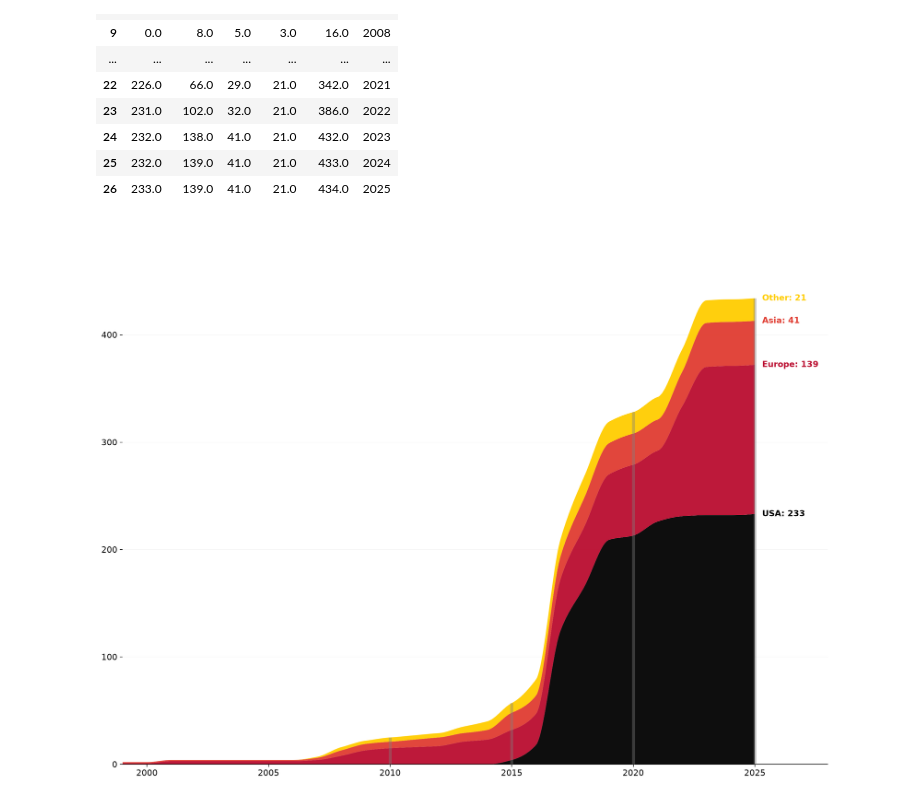
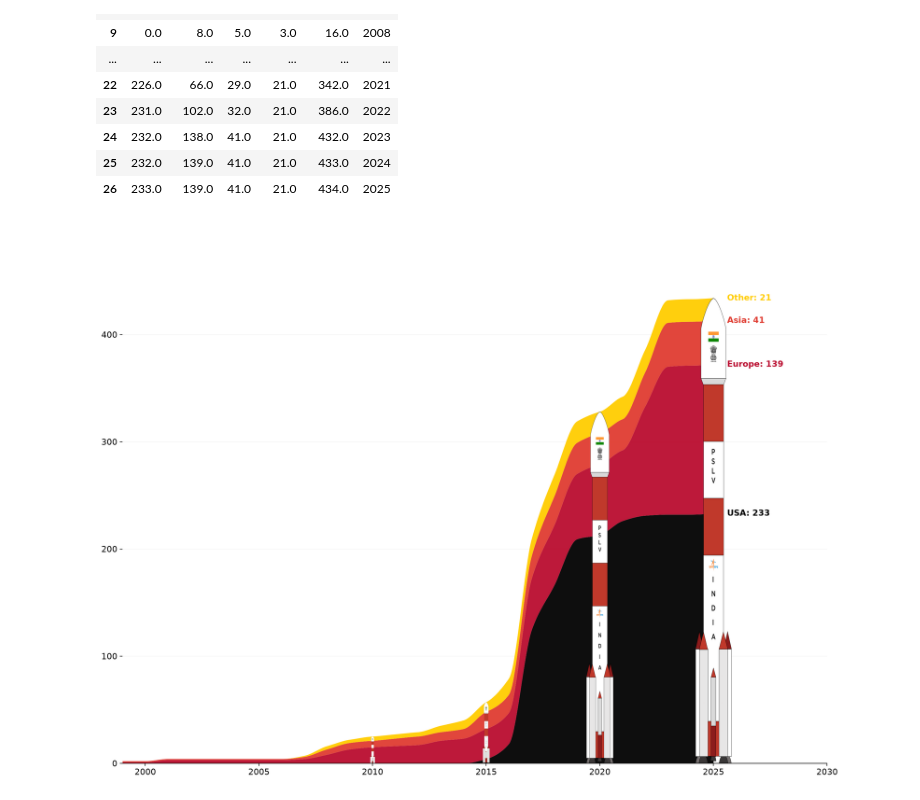
Before and after one commit to debatreyo/ISRO---Missions, a Jupyter notebook: notebooks/data_viz.ipynb, the cells around one changed output. Drawn from its saved outputs; the diff is of its cells as text; code cells hidden in the pictures.

Commit message:
data viz experiments

```diff
--- a/notebooks/data_viz.ipynb
+++ b/notebooks/data_viz.ipynb
@@ -19,3 +21,13 @@ data.tail(1)
 # %% [output]
 |  | Date | total_payloads | Overall | USA | Europe | Asia | Other |
 | 37 | 2025-12-24 | 1 | 434 | 233 | 139 | 41 | 21 |
+# %%
+# load PSLV image
+rocket_img = mpimg.imread(
+    os.path.join(
+        "..", "data", "image",
+        "pslv.png"
+    )
+)
+
+plt.imshow(rocket_img)
@@ -134,16 +149,6 @@ ax.stackplot(
     labels=region_cols,
     colors=region_colors,
     alpha=0.95
-)
-
-ax.vlines(
-    x=milestone_years,
-    ymin=0,
-    ymax=milestone_totals,
-    color="grey",
-    linewidth=4,
-    alpha=0.4,
-    zorder=3
 )
 
 final_values = np.array([
@@ -170,7 +175,7 @@ for region, color, end, value in zip(
 ):
 
     ax.text(
-        x.max() + 0.3,
+        x.max() + 0.6,
         end,
         f"{region}: {int(value):,}",
         fontsize=11,
@@ -188,35 +193,73 @@ ax.xaxis.set_major_locator(
 
 ax.set_xlim(
     x.min(),
-    x.max() + 3
+    x.max() + 5
 )
 
 ax.set_ylim(
     0,
     overall_total * 1.15
 )
 
 ax.spines["top"].set_visible(False)
 ax.spines["right"].set_visible(False)
 ax.spines["left"].set_visible(False)
 
 ax.grid(
     axis="y",
     alpha=0.12
 )
 
 ax.set_axisbelow(True)
 
 ax.tick_params(
     axis="both",
     labelsize=11
 )
 
+
+##################################################
+# PSLV images annotation                         #
+##################################################
+
+# Width of rocket in x-axis units (years)
+rocket_width = {
+    2010:0.2,
+    2015:0.3,
+    2020:1.2,
+    2025:1.6
+}
+
+# Preserve existing axis limits
+x_limits = ax.get_xlim()
+y_limits = ax.get_ylim()
+
+# Draw rockets at milestone years
+for year, total in zip(milestone_years, milestone_totals):
+
+    ax.imshow(
+        rocket_img,
+        extent=[
+            year - rocket_width.get(year, 2) / 2,
+            year + rocket_width.get(year, 2) / 2,
+            0,
+            total
+        ],
+        aspect="auto",
+        interpolation="lanczos",
+        zorder=4
+    )
+
+# Restore axis limits
+ax.set_xlim(x_limits)
+ax.set_ylim(y_limits)
+
+
 save_path = os.path.join(
     "..", "viz",
-    "test_sm.jpeg"
+    "test_sm_pslv.jpeg"
 )
 
 plt.savefig(save_path, dpi=dpi, bbox_inches="tight", pad_inches=1)
 # %% [output]
-[figure, old version]
+[figure, new version]
```
Also changed, not shown: parts of 2 cells of this notebook, 2 other files.
